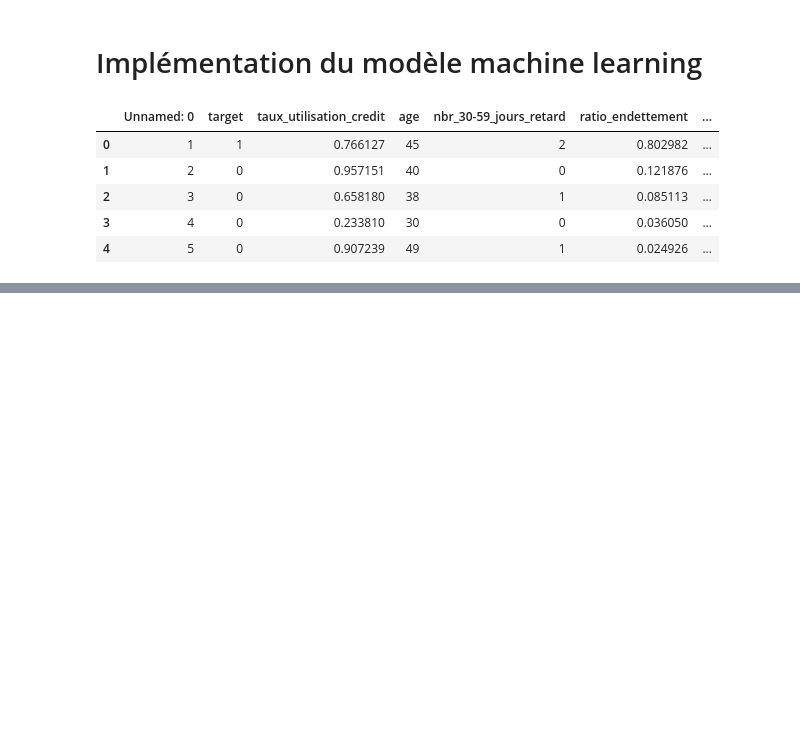
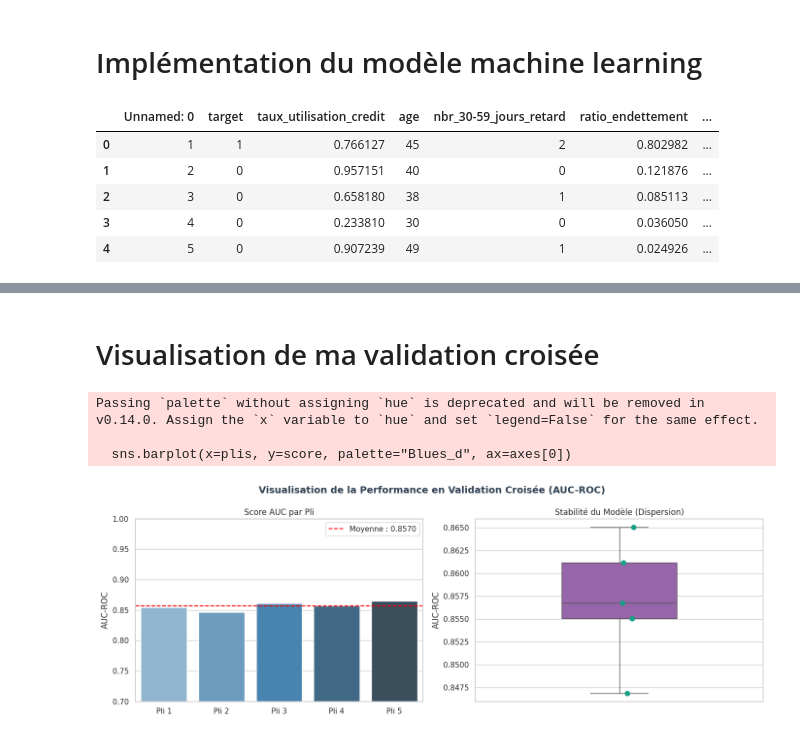
Before and after one commit to jarviscanada/jarvis_data_eng_IvanNgoudjo, a Jupyter notebook: credit_score/model/score_credit.ipynb, the cells around one changed output, grey strips where cells are left out. Cells and saved outputs as stored; diff of their text form; code cells hidden in the pictures; blank space fills up the shorter version.

```diff
--- a/credit_score/model/score_credit.ipynb
+++ b/credit_score/model/score_credit.ipynb
@@ -342,0 +377,33 @@ cv = StratifiedKFold(n_splits=5,shuffle=True, random_state=42)
+# %% [markdown]
+# Visualisation de ma validation croisée
+# %%
+# Création d'une grille avec 2 graphiques côte à côte
+fig, axes = plt.subplots(1,2, figsize=(14, 5))
+fig.suptitle("Visualisation de la Performance en Validation Croisée (AUC-ROC)",
+             fontsize=14, fontweight='bold', color='#2c3e50')
+
+# --- Graphique 1 : Les scores de chaque Pli (Fold) ---
+plis = [f"Pli {i+1}" for i in range(len(score))]
+sns.barplot(x=plis, y=score, palette="Blues_d", ax=axes[0])
+axes[0].set_title("Score AUC par Pli")
+axes[0].set_ylabel("AUC-ROC")
+axes[0].set_ylim(0.7, 1.0) # On zoome sur la zone intéressante (ajuste selon tes scores)
+
+# Ajout de la ligne moyenne pour référence
+mean_auc = score.mean()
+axes[0].axhline(mean_auc, color='red', linestyle='--', label=f'Moyenne : {mean_auc:.4f}')
+axes[0].legend()
+
+# --- Graphique 2 : Dispersion et Stabilité (Boxplot) ---
+sns.boxplot(y=score, color="#9b59b6", width=0.4, ax=axes[1])
+sns.stripplot(y=score, color="#16a085", size=8, jitter=0.05, ax=axes[1]) # Ajoute les vrais points
+axes[1].set_title("Stabilité du Modèle (Dispersion)")
+axes[1].set_ylabel("AUC-ROC")
+
+plt.tight_layout()
+plt.show()
+# %% [output]
+Passing `palette` without assigning `hue` is deprecated and will be removed in v0.14.0. Assign the `x` variable to `hue` and set `legend=False` for the same effect.
+
+  sns.barplot(x=plis, y=score, palette="Blues_d", ax=axes[0])
+[figure, added]
```
Also changed, not shown: parts of 3 cells of this notebook.
